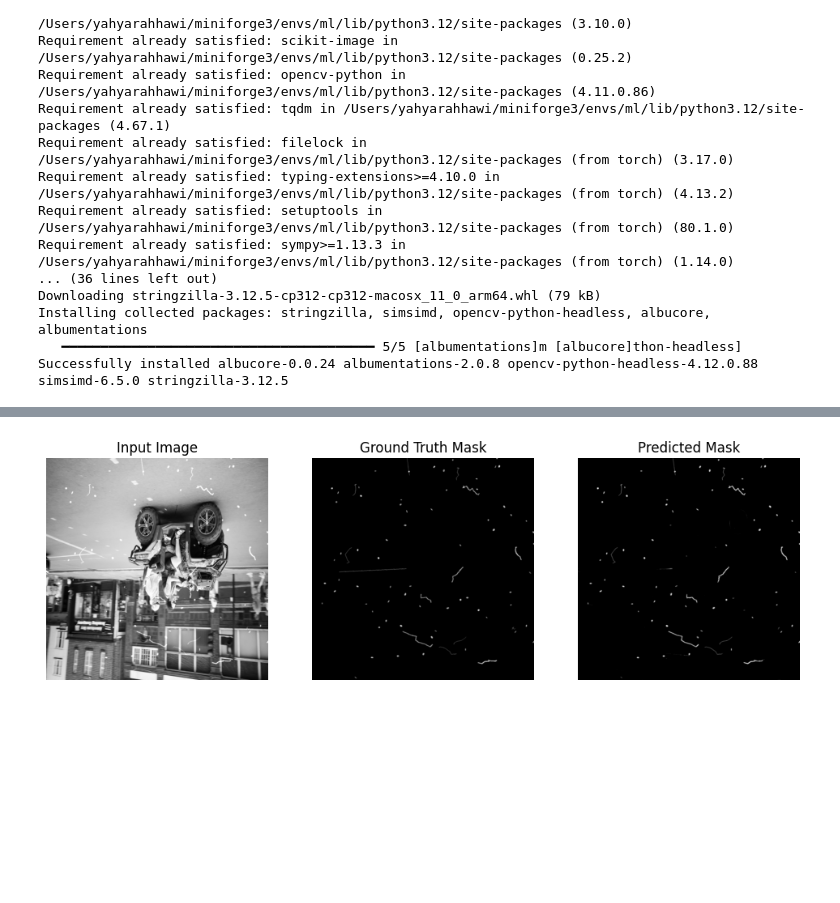
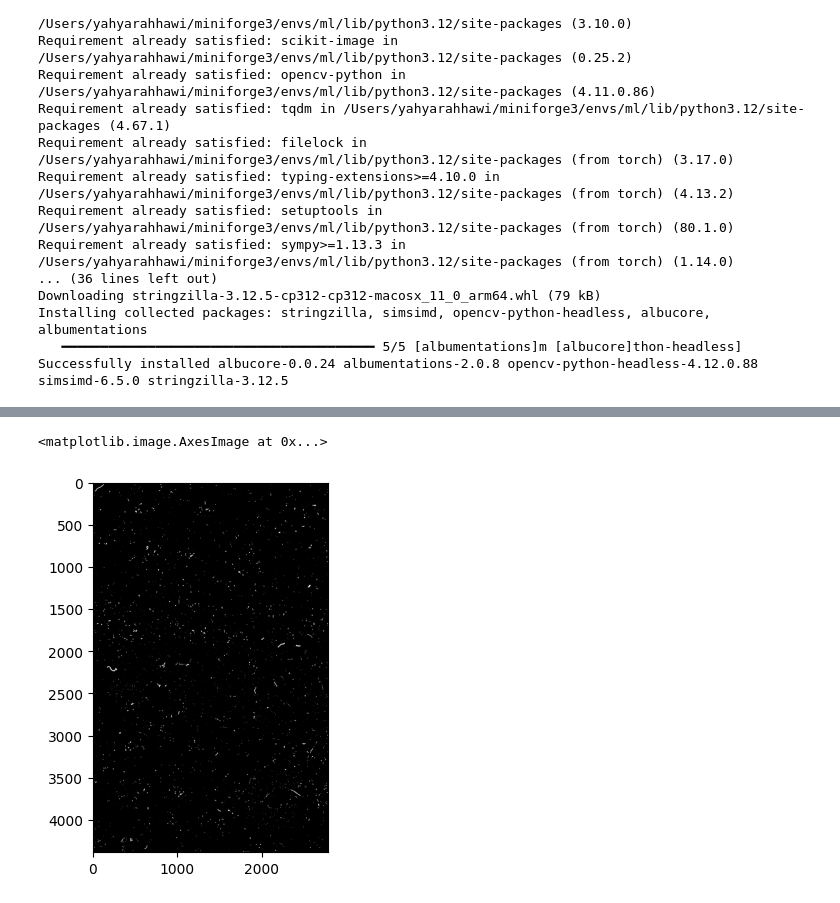
Before and after one commit to yahyarahhawi/Spotless-Film, a Jupyter notebook: main.ipynb, the cells around one changed output, grey strips where cells are left out. Drawn from its saved outputs; the diff is of its cells as text; code cells hidden in the pictures; blank space fills up the shorter version.

Commit message:
added function for dust prediction

```diff
--- a/main.ipynb
+++ b/main.ipynb
@@ -366,27 +341,0 @@ KeyboardInterrupt:
-# %%
-model.eval()
-with torch.no_grad():
-    images, masks = next(iter(loader))
-    preds = model(images.to(device)).cpu()
-
-# Plot side-by-side for sanity check
-
-plt.figure(figsize=(12, 4))
-plt.subplot(1, 3, 1)
-plt.imshow(images[0].squeeze(), cmap='gray')
-plt.title("Input Image")
-plt.axis('off')
-
-plt.subplot(1, 3, 2)
-plt.imshow(masks[0].squeeze(), cmap='gray')
-plt.title("Ground Truth Mask")
-plt.axis('off')
-
-plt.subplot(1, 3, 3)
-plt.imshow(preds[0].squeeze(), cmap='gray')
-plt.title("Predicted Mask")
-plt.axis('off')
-
-plt.show()
-# %% [output]
-[figure, removed]
@@ -396,0 +381,13 @@ plt.imsave("input_image.png", images[0].squeeze(), cmap='gray')
+# %%
+image_path = "2_altered.jpg"
+weights_path = "v3_bce_unet_epoch03.pth"
+model = UNet()
+model.to(torch.device("mps" if torch.backends.mps.is_available() else "cpu"))
+dust = predict_dust_mask(model, weights_path, image_path, threshold=0.2, window_size=1024, stride=980)
+# %%
+import skimage.io as skio
+import matplotlib.pyplot as plt
+plt.imshow( dust>0.01, cmap='gray')
+# %% [output]
+<matplotlib.image.AxesImage at 0x...>
+[figure, added]
```
Also changed, not shown: parts of 8 cells of this notebook.
